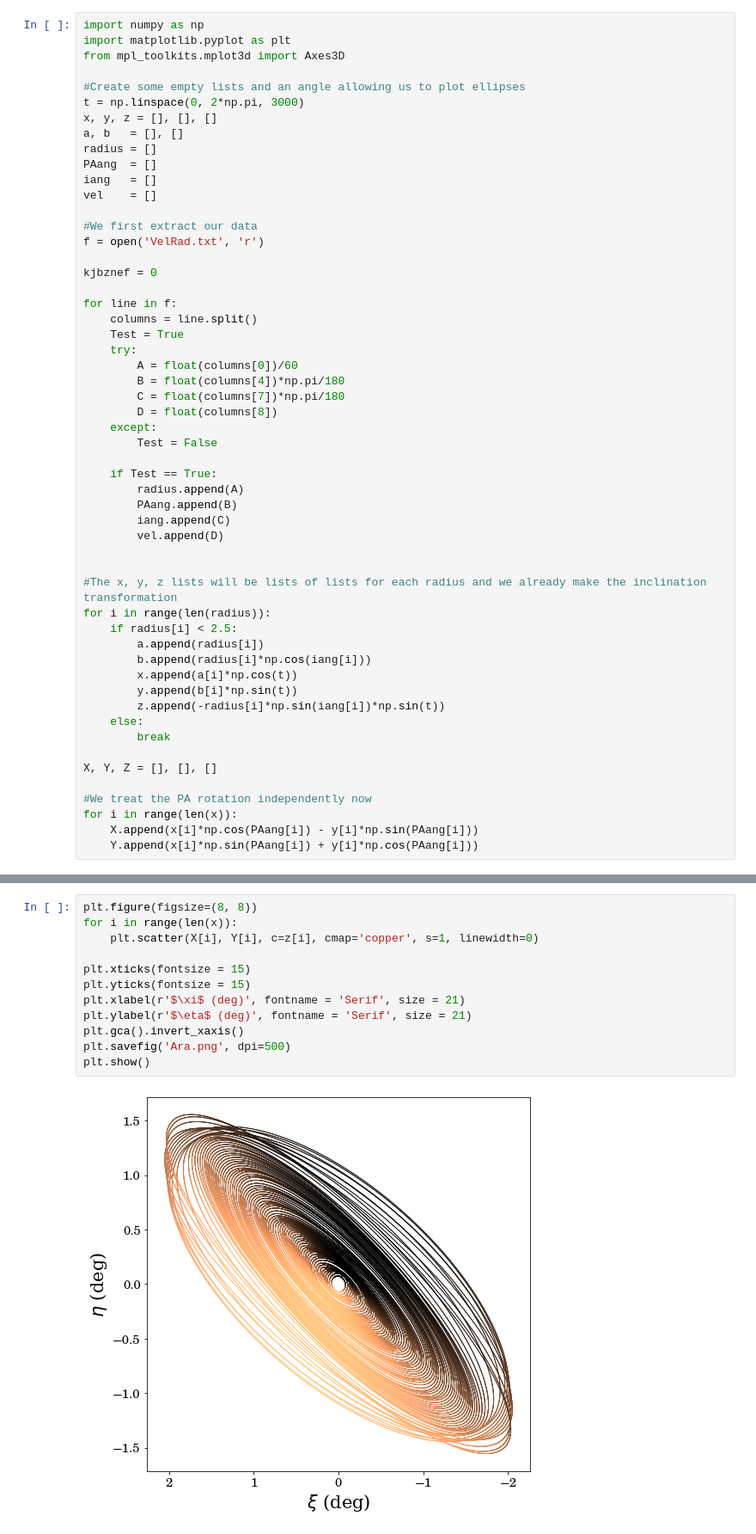
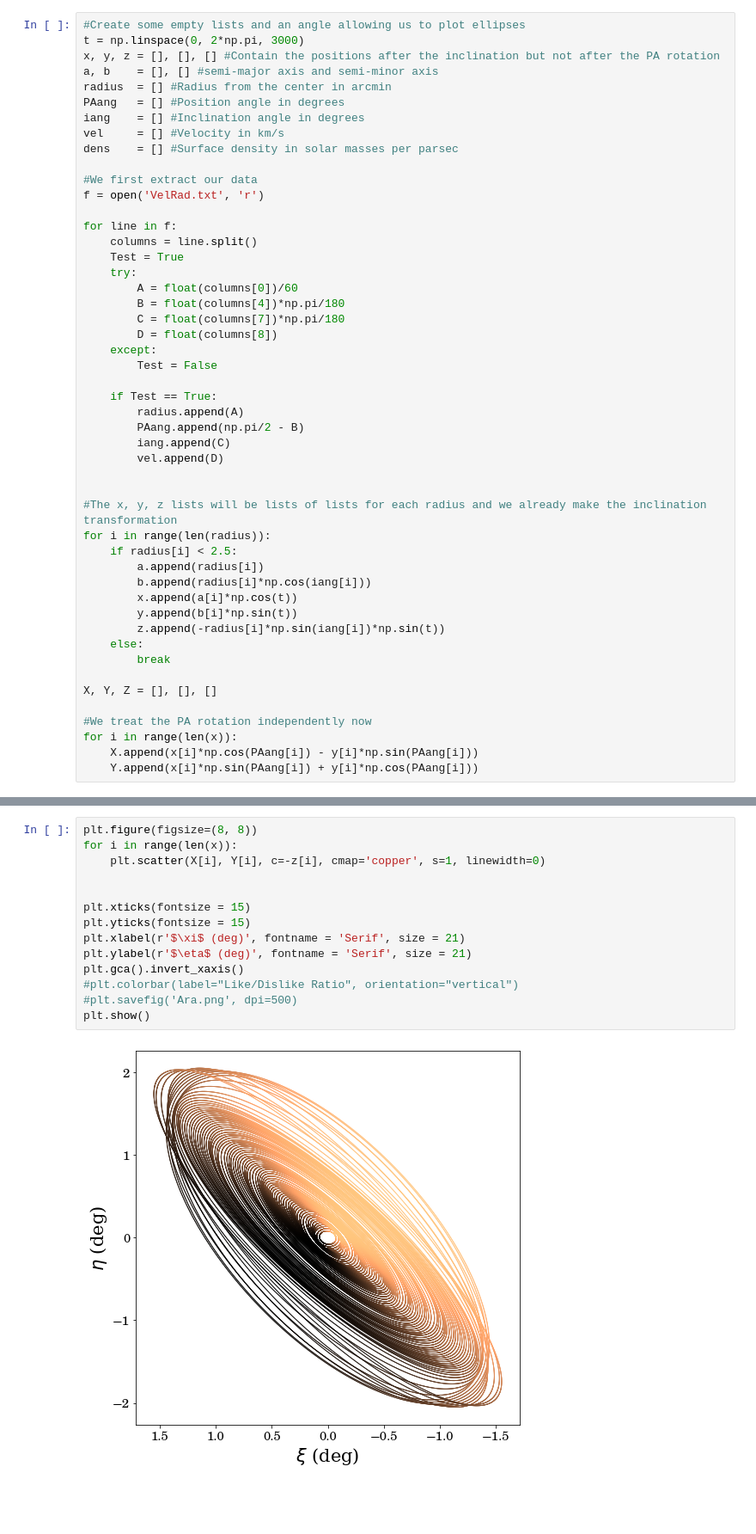
Before and after one commit to SamuelLimbo/AndromedaProperMotion, a Jupyter notebook: DiscModel.ipynb, the cells around one changed output, grey strips where cells are left out. Shown at 86% size. Saved outputs shown, nothing was run; the diff lists cells and outputs as text; blank space fills up the shorter version.

```diff
--- a/DiscModel.ipynb
+++ b/DiscModel.ipynb
@@ -17,21 +24,16 @@ Hello there, and welcome to the Jupyter notebook that will hopefully refine M31'
 # %%
-import numpy as np
-import matplotlib.pyplot as plt
-from mpl_toolkits.mplot3d import Axes3D
-
 #Create some empty lists and an angle allowing us to plot ellipses
 t = np.linspace(0, 2*np.pi, 3000)
-x, y, z = [], [], []
-a, b   = [], []
-radius = []
-PAang  = []
-iang   = []
-vel    = []
+x, y, z = [], [], [] #Contain the positions after the inclination but not after the PA rotation
+a, b    = [], [] #semi-major axis and semi-minor axis
+radius  = [] #Radius from the center in arcmin
+PAang   = [] #Position angle in degrees
+iang    = [] #Inclination angle in degrees
+vel     = [] #Velocity in km/s
+dens    = [] #Surface density in solar masses per parsec
 
 #We first extract our data
 f = open('VelRad.txt', 'r')
-
-kjbznef = 0
 
 for line in f:
     columns = line.split()
@@ -46,7 +48,7 @@ for line in f:
 
     if Test == True:
         radius.append(A)
-        PAang.append(B)
+        PAang.append(np.pi/2 - B)
         iang.append(C)
         vel.append(D)
 
@@ -91,14 +101,16 @@ plt.show()
 # %%
 plt.figure(figsize=(8, 8))
 for i in range(len(x)):
-    plt.scatter(X[i], Y[i], c=z[i], cmap='copper', s=1, linewidth=0)
+    plt.scatter(X[i], Y[i], c=-z[i], cmap='copper', s=1, linewidth=0)
+
 
 plt.xticks(fontsize = 15)
 plt.yticks(fontsize = 15)
 plt.xlabel(r'$\xi$ (deg)', fontname = 'Serif', size = 21)
 plt.ylabel(r'$\eta$ (deg)', fontname = 'Serif', size = 21)
 plt.gca().invert_xaxis()
-plt.savefig('Ara.png', dpi=500)
+#plt.colorbar(label="Like/Dislike Ratio", orientation="vertical")
+#plt.savefig('Ara.png', dpi=500)
 plt.show()
 # %% [output]
-[figure, old version]
+[figure, new version]
```
Also changed, not shown: parts of 9 cells of this notebook.
